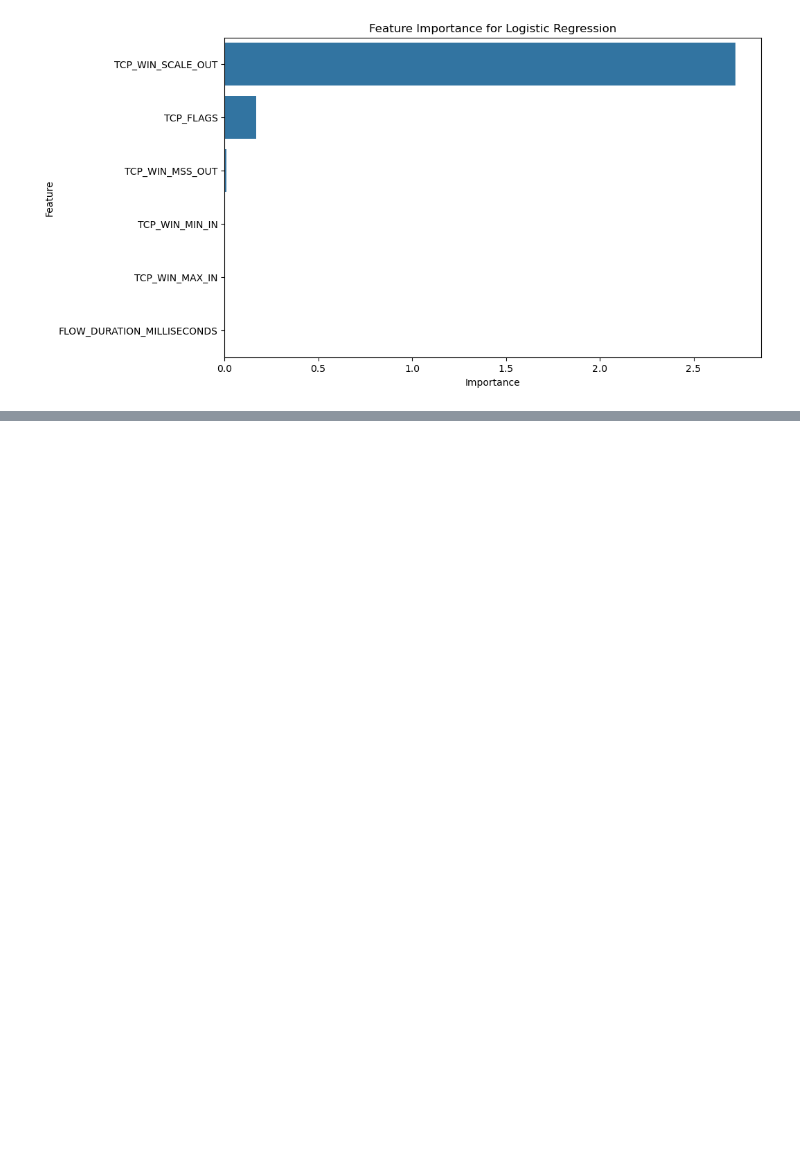
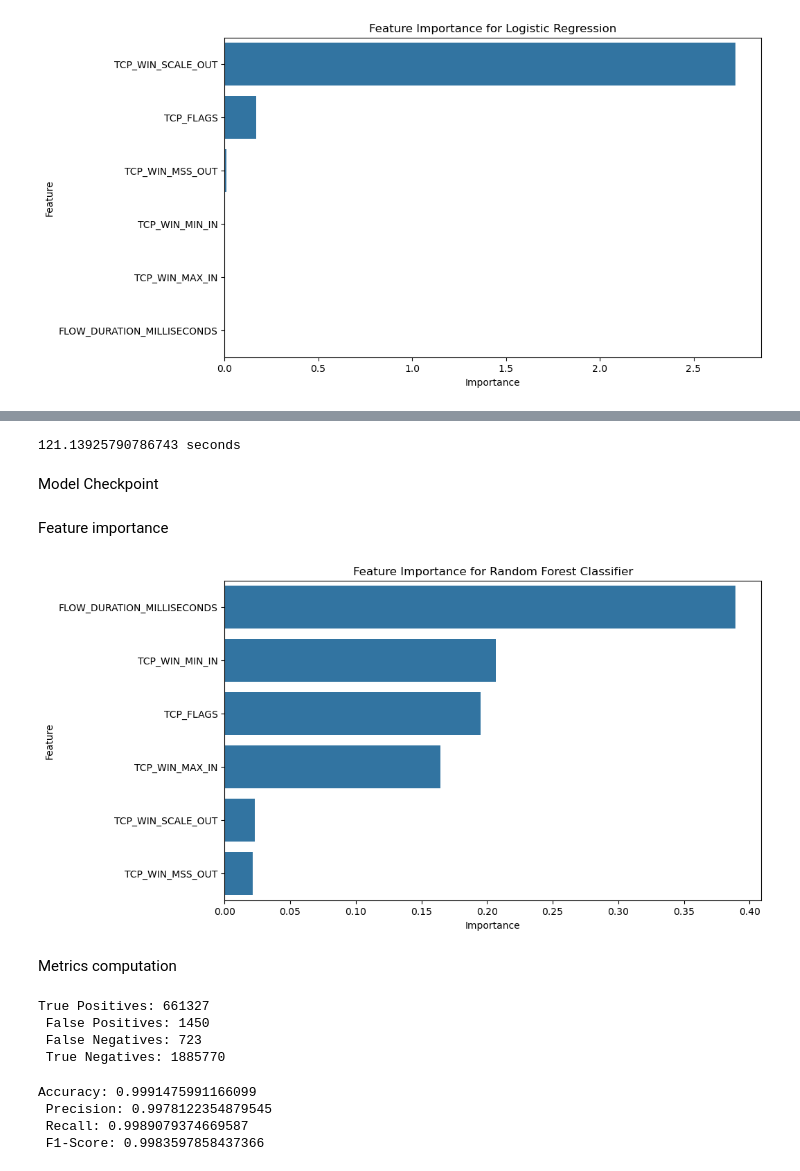
Before and after one commit to BogdanEmilian/BDT, a Jupyter notebook: PISICI.ipynb, the cells around one changed output, grey strips where cells are left out. Cells and saved outputs as stored; diff of their text form; code cells hidden in the pictures; blank space fills up the shorter version.

Commit message:
Random forest

```diff
--- a/PISICI.ipynb
+++ b/PISICI.ipynb
@@ -228,0 +293,13 @@ plt.show()
+# %%
+rf = RandomForestClassifier(labelCol='LABEL_Index')
+
+startTime = time()
+
+rf_model = rf.fit(trainData)
+
+endTime = time()
+print(f"{endTime - startTime} seconds")
+# %% [output]
+121.13925790786743 seconds
+# %% [markdown]
+Model Checkpoint
@@ -228,0 +308,65 @@ plt.show()
+# %%
+rf_model = RandomForestClassificationModel.load("RF_Model")
+# %% [markdown]
+Feature importance
+# %%
+importances = rf_model.featureImportances.toArray()
+feature_names = ["FLOW_DURATION_MILLISECONDS", "TCP_FLAGS", "TCP_WIN_MAX_IN", "TCP_WIN_MIN_IN", "TCP_WIN_MSS_OUT", "TCP_WIN_SCALE_OUT"]
+
+feature_importances = pd.DataFrame({
+    'feature': feature_names,
+    'importance': importances
+}).sort_values(by='importance', ascending=False)
+
+plt.figure(figsize=(10, 6))
+sns.barplot(x='importance', y='feature', data=feature_importances)
+plt.title('Feature Importance for Random Forest Classifier')
+plt.xlabel('Importance')
+plt.ylabel('Feature')
+plt.show()
+# %% [output]
+[figure, added]
+# %% [markdown]
+Metrics computation
+# %%
+predictions = rf_model.transform(testData)
+predictions = predictions.withColumn("prediction", predictions["prediction"].cast(DoubleType()))
+
+predictions = predictions.withColumn("result", F.when((predictions["prediction"] == 1) & (predictions["LABEL_Index"] == 1), 0) \
+                                                .when((predictions["prediction"] == 0) & (predictions["LABEL_Index"] == 1), 1) \
+                                                .when((predictions["prediction"] == 1) & (predictions["LABEL_Index"] == 0), 2) \
+                                                .otherwise(3))
+
+tp = predictions.filter(predictions["result"] == 0).count()
+fp = predictions.filter(predictions["result"] == 1).count()
+fn = predictions.filter(predictions["result"] == 2).count()
+tn = predictions.filter(predictions["result"] == 3).count()
+
+print(
+f"True Positives: {tp}\n \
+False Positives: {fp}\n \
+False Negatives: {fn}\n \
+True Negatives: {tn}"
+)
+# %% [output]
+True Positives: 661327
+ False Positives: 1450
+ False Negatives: 723
+ True Negatives: 1885770
+# %%
+accuracy = (tp + tn) / (tp + fp + fn + tn)
+precision = tp / (tp + fp)
+recall = tp / (tp + fn)
+f1_score = (2 * precision * recall) / (precision + recall)
+
+print(
+f"Accuracy: {accuracy}\n \
+Precision: {precision}\n \
+Recall: {recall}\n \
+F1-Score: {f1_score}"
+)
+# %% [output]
+Accuracy: 0.9991475991166099
+ Precision: 0.9978122354879545
+ Recall: 0.9989079374669587
+ F1-Score: 0.9983597858437366
```
Also changed, not shown: parts of 9 cells of this notebook.
